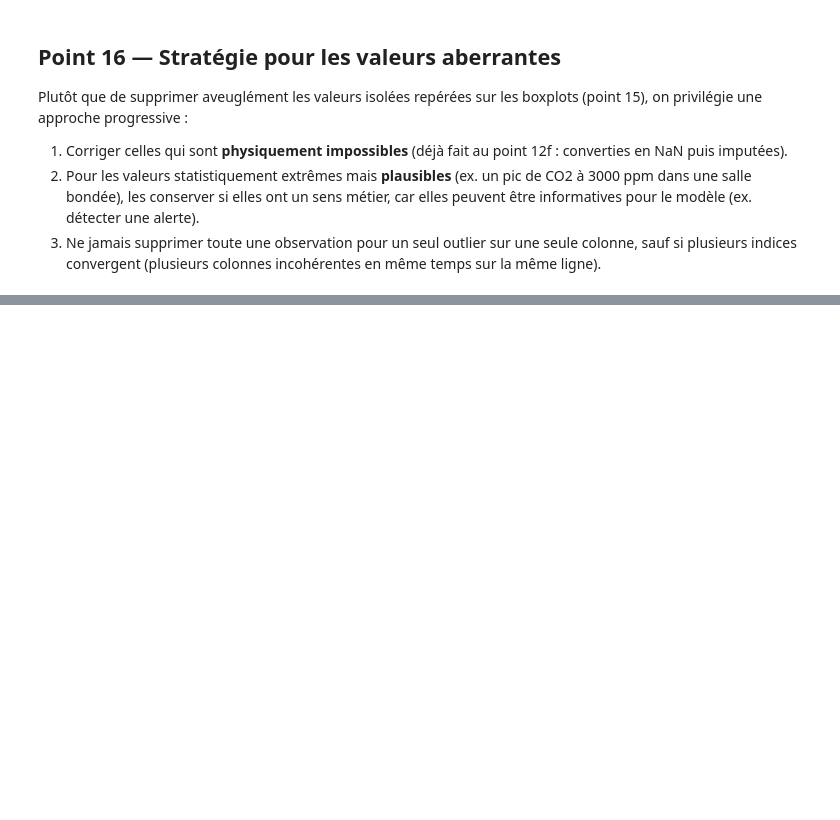
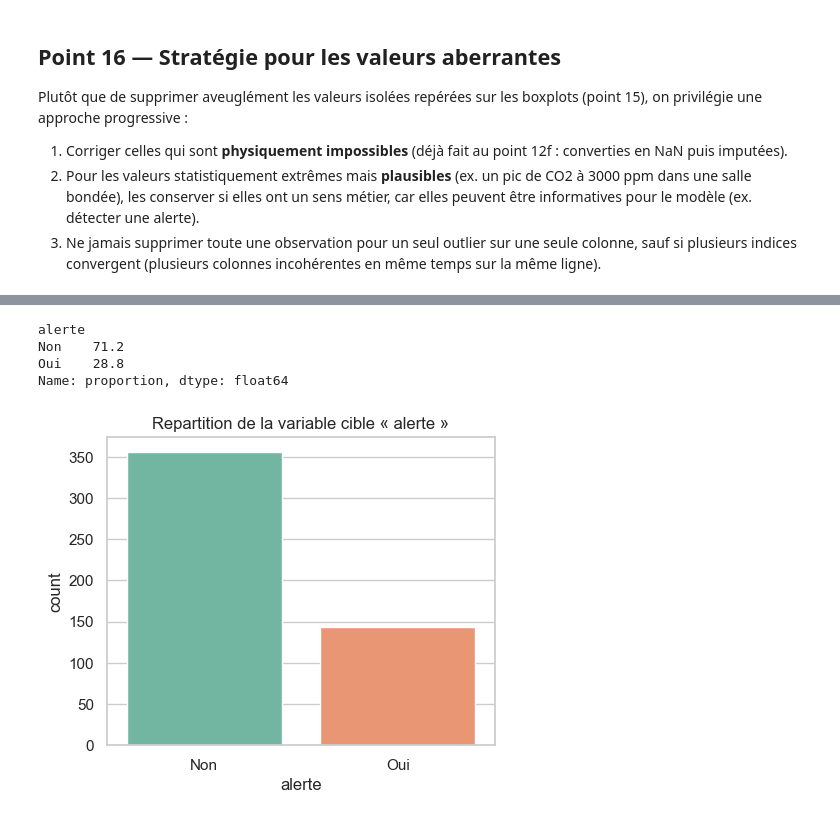
Before and after one commit to fatoufall737/atelier_prepa_donnees_tab, a Jupyter notebook: notebooks/atelier_prepa_donnees_tab.ipynb, the cells around one changed output, grey strips where cells are left out. Drawn from its saved outputs; the diff is of its cells as text; code cells hidden in the pictures; blank space fills up the shorter version.

```diff
--- a/notebooks/atelier_prepa_donnees_tab.ipynb
+++ b/notebooks/atelier_prepa_donnees_tab.ipynb
@@ -433,0 +452,15 @@ for c in ["batiment", "type_batiment", "mode_climatisation", "etat_systeme", "al
+# %%
+# Point 18 : deséquilibre des classes sur la variable cible "alerte"
+alerte_counts = df["alerte"].value_counts(normalize=True) * 100
+print(alerte_counts.round(2))
+
+plt.figure(figsize=(5, 4))
+sns.countplot(x="alerte", data=df, hue="alerte", legend=False, palette="Set2")
+plt.title("Repartition de la variable cible « alerte »")
+plt.show()
+# %% [output]
+alerte
+Non    71.2
+Oui    28.8
+Name: proportion, dtype: float64
+[figure, added]
```
Also changed, not shown: parts of 2 cells of this notebook.
